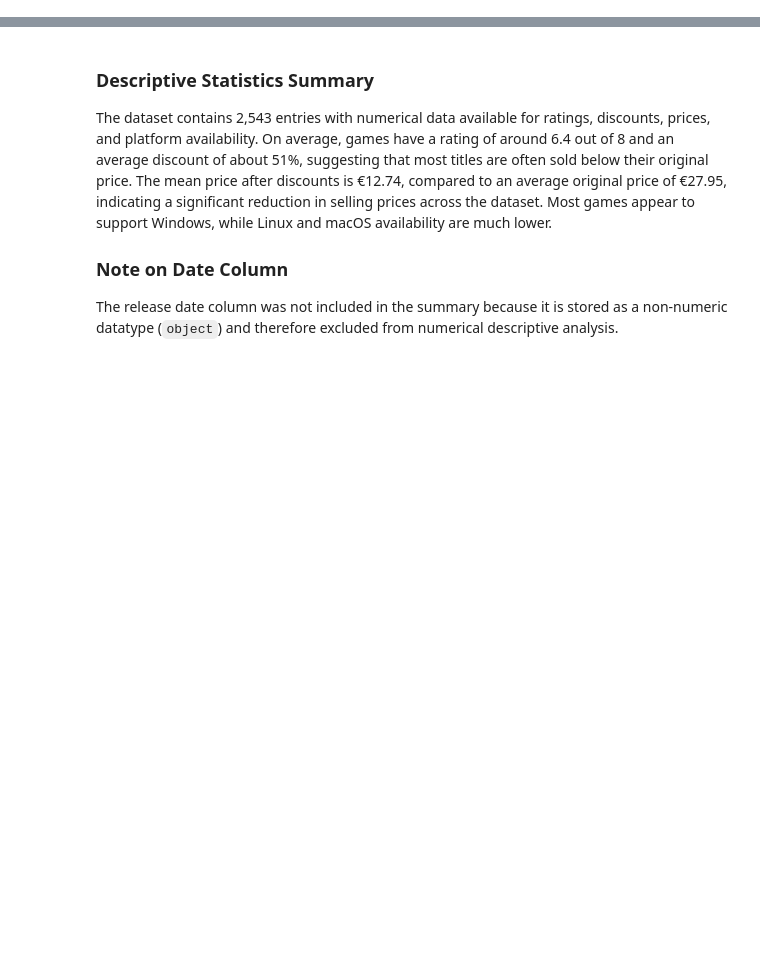
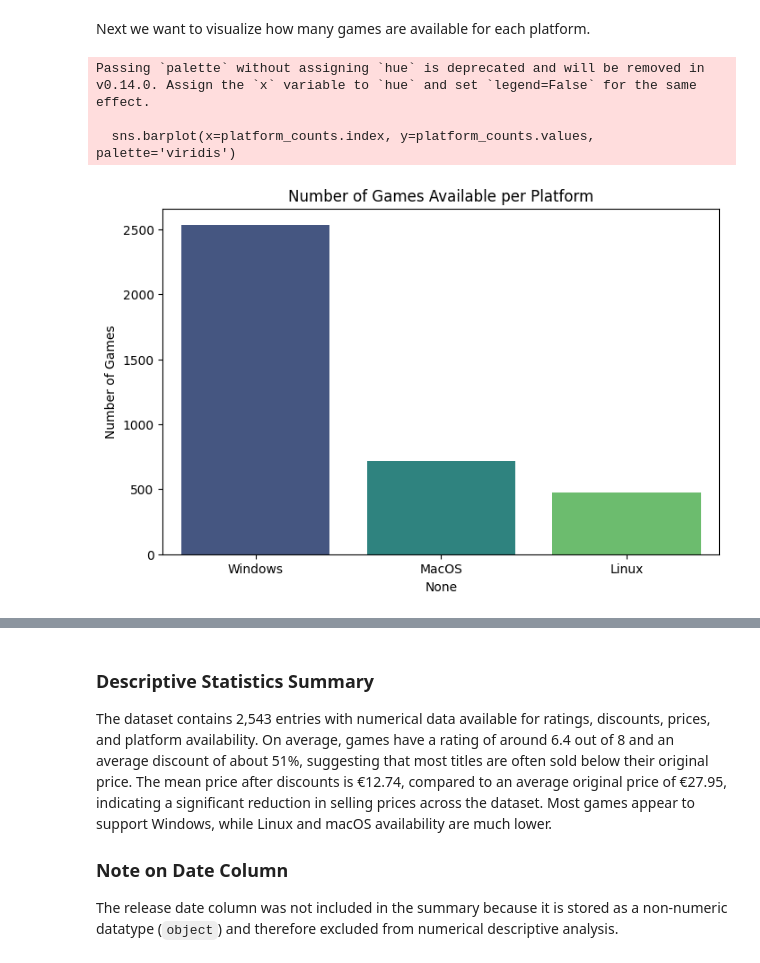
Before and after one commit to jbenigeri/Video-Game-Price-Analysis, a Jupyter notebook: src/explore_steam_data.ipynb, the cells around one changed output, grey strips where cells are left out. Saved outputs shown, nothing was run; the diff lists cells and outputs as text; code cells hidden in the pictures; blank space fills up the shorter version.

Commit message:
New Analysis

```diff
--- a/src/explore_steam_data.ipynb
+++ b/src/explore_steam_data.ipynb
@@ -7,4 +12,20 @@ Loading the Steam sales dataset from the data folder into a pandas DataFrame and
 # %%
 steam_sales_path= "../data/steam_sales.csv"
 df = pd.read_csv(steam_sales_path)
-df.head()
+
+# Clean #Reviews column: remove commas and keep as float
+df['#Reviews'] = df['#Reviews'].str.replace(',', '', regex=False).astype(float)
+
+# Convert Release Date to datetime for easier time-based analysis (sorting, plotting, extracting year/month)
+df['Release Date'] = pd.to_datetime(df['Release Date'], format="%d %b, %Y", errors='coerce')
+
+# Quick overview
+print("Dataset info:")
+print(df.info())
+
+print("\nFirst 5 rows:")
+display(df.head())
+
+print(f"\nShape of dataset: {df.shape}")
+print("\nSummary statistics:")
+display(df.describe())
@@ -10,0 +104,14 @@ df.head()
+# %% [markdown]
+Next we want to visualize how many games are available for each platform.
+# %%
+platform_counts = df[['Windows', 'Linux', 'MacOS']].sum().sort_values(ascending=False)
+plt.figure(figsize=(8,5))
+sns.barplot(x=platform_counts.index, y=platform_counts.values, palette='viridis')
+plt.title('Number of Games Available per Platform')
+plt.ylabel('Number of Games')
+plt.show()
+# %% [output]
+Passing `palette` without assigning `hue` is deprecated and will be removed in v0.14.0. Assign the `x` variable to `hue` and set `legend=False` for the same effect.
+
+  sns.barplot(x=platform_counts.index, y=platform_counts.values, palette='viridis')
+[figure, added]
```
Also changed, not shown: parts of 20 cells of this notebook, 1 other file.
